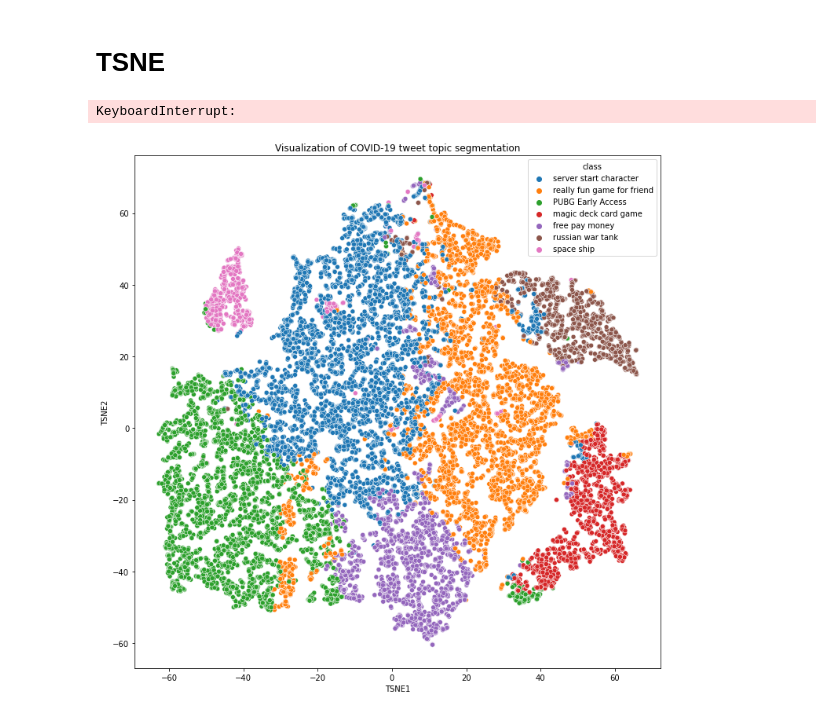
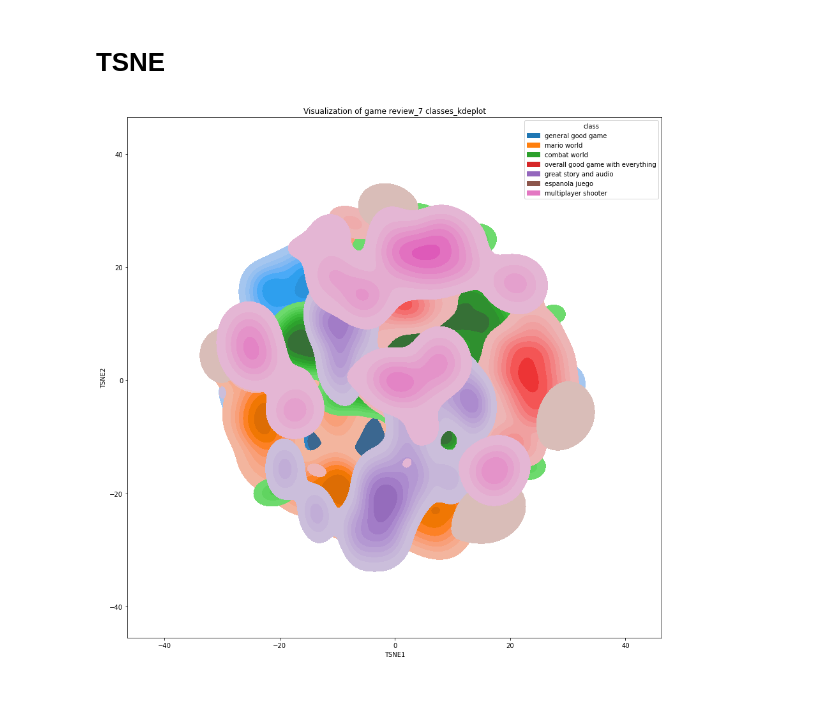
Before and after one commit to vivyhasadream/Game_Recommender_System_W_Sentimental_Analyzer, a Jupyter notebook: 2_EDA_NLP.ipynb, the cells around one changed output. Drawn from its saved outputs; the diff is of its cells as text; code cells hidden in the pictures.

Commit message:
update data cleaning, update NLP EDA

```diff
--- a/2_EDA_NLP.ipynb
+++ b/2_EDA_NLP.ipynb
@@ -124,2 +146,2 @@ df.to_pickle('processed_df/preprocessed_nlp')
 # %%
-# df = pickle.load(open('processed_df/preprocessed_nlp','rb'))
+df = pickle.load(open('processed_df/preprocessed_nlp','rb'))
@@ -132,7 +216,7 @@ df.to_pickle('processed_df/preprocessed_nlp')
 df_new = df[df['Comment'] != '']
 # %%
 corpus = df_new['Comment']
-vectorizer = TfidfVectorizer()
+vectorizer = TfidfVectorizer(max_features=3000)
 X_train = vectorizer.fit_transform(corpus)
 X_train
 # %% [output]
@@ -224,3 +331,6 @@ topic_name_dict = {0: 'really fun game for friend', 1: 'magic deck card game', 2
+# %%
+topic_name_dict = {0: 'general good game', 1: 'mario world', 2: 'great story and audio',
+                   3: 'multiplayer shooter', 4: 'combat world', 5:'espanola juego', 6:'overall good game with everything'}
 # %%
 topic_model
 # %% [output]
@@ -240,15 +350,13 @@ ValidationError:
 tsne = TSNE(random_state=42, learning_rate=100)
 tsne_trans = tsne.fit_transform(H)
 tsne_trans = pd.DataFrame(tsne_trans, columns = ['TSNE1', 'TSNE2'])
-# %% [output]
-KeyboardInterrupt:
 # %%
 tsne_trans['class'] = np.argmax(H, axis = 1)
 tsne_trans['class'] = tsne_trans['class'].replace(topic_name_dict)
 # %%
-plt.figure(figsize=(12,12))
-sns.scatterplot(x = 'TSNE1', y = 'TSNE2', hue = 'class', data = tsne_trans, palette = 'tab10')
-plt.title('Visualization of game review')
+plt.figure(figsize=(15,15))
+sns.kdeplot(x = 'TSNE1', y = 'TSNE2', hue = 'class', data = tsne_trans, palette = 'tab10', fill=True)
+plt.title('Visualization of game review_7 classes_kdeplot')
 plt.show()
 # %% [output]
-[figure, old version]
+[figure, new version]
```
Also changed, not shown: parts of 17 cells of this notebook, 5 other files.
